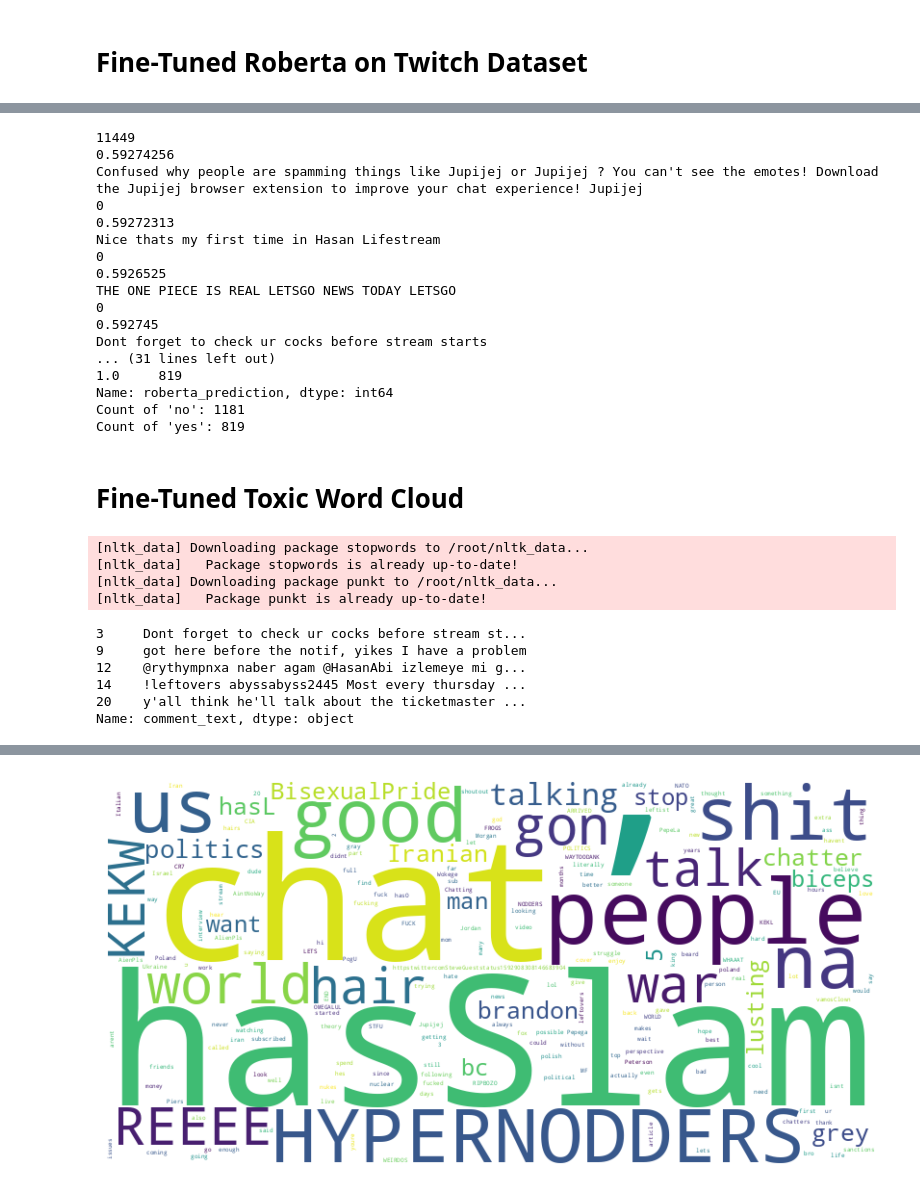
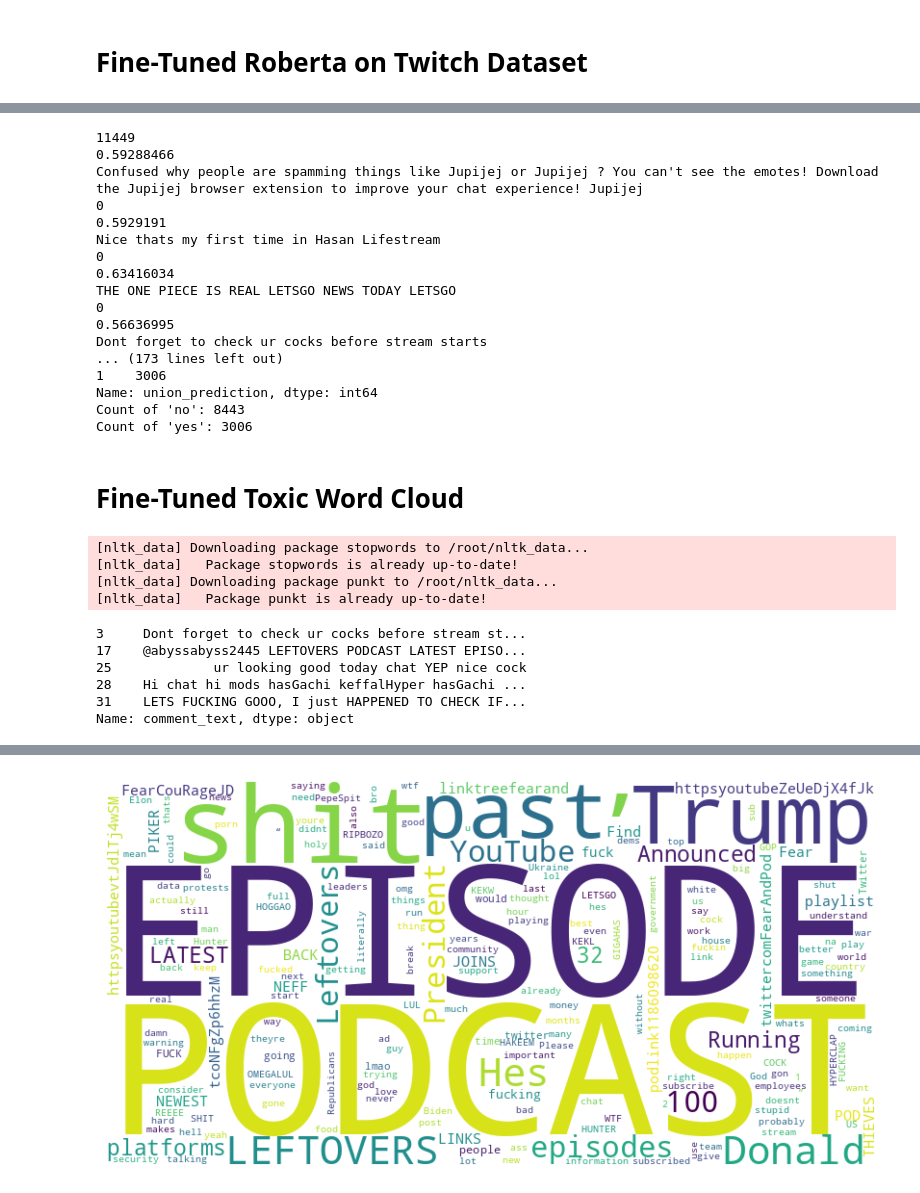
Before and after one commit to EliMartian/roberta_model_fine_tuning, a Jupyter notebook: fine_tuning_roberta.ipynb, the cells around one changed output, grey strips where cells are left out. Cells and saved outputs as stored; diff of their text form; code cells hidden in the pictures.

Commit message:
fine_tuned roberta on union between old roberta nlp and llama predictions

```diff
--- a/fine_tuning_roberta.ipynb
+++ b/fine_tuning_roberta.ipynb
@@ -828,6 +644,7 @@ import numpy as np
 from transformers import RobertaTokenizer, AutoModelForSequenceClassification
 import torch
 import random
+from better_profanity import profanity
 
 # Set a fixed state for randomness
 random.seed(42)
@@ -850,19 +667,23 @@ model.eval()
 def convert_label(prediction):
     return 'no' if prediction[0]['label'] == 'LABEL_0' else 'yes'
 
+def contains_profanity(text):
+    return profanity_check.predict([text])[0]
+
 global count
 global sub_mention
+# global profanity
 sub_mention = False
+profanity_in = False
 count = 0
 
 def predict_label(row):
     global count
     global sub_mention
+    # global profanity
     text_to_predict = row['comment_text']
-    if ("Tier 1") in text_to_predict:
-      sub_mention = True
-    else:
-      sub_mention = False
+    sub_mention = any(keyword in text_to_predict for keyword in ["Tier 1", "subscribed with Prime", "subbed using Prime"])
+    profanity_in = profanity.contains_profanity(text_to_predict)
     # if(count <100):
     #   print(text_to_predict)
     encoding = tokenizer(text_to_predict, return_tensors='pt', padding=True, truncation=True)
@@ -875,11 +696,11 @@ def predict_label(row):
     # if(count <100):
     #   print(probabilities)
     # Convert probabilities to binary labels
-    binary_label = 1 if (np.abs(probabilities[0] > 0.592745) and not sub_mention) else 0
+    binary_label = 1 if profanity_in or (np.abs(probabilities[0]) < 0.567 and not sub_mention) else 0
     count = count + 1
-    # if (count % 100 == 0):
-    #   print(count)
-    if(count < 10):
+    if (count % 500 == 0):
+      print(count)
+    if(count < 50):
       print(np.abs(probabilities[0]))
       print(text_to_predict)
       print(binary_label)
@@ -889,17 +710,17 @@ def predict_label(row):
     return binary_label
 
 # Load the Twitch dataset
-twitch_df = pd.read_csv('twitch_toxicity.csv')
+twitch_df = pd.read_csv('/usr/twitch_toxicity.csv')
 print(len(twitch_df))
 
 # Apply the prediction function to each row in the DataFrame
-twitch_df['roberta_prediction'] = twitch_df.head(2000).apply(predict_label, axis=1)
+twitch_df['union_prediction'] = twitch_df.apply(predict_label, axis=1)
 
 # Display the DataFrame with predictions
-print(twitch_df[['comment_text', 'roberta_prediction']])
+print(twitch_df[['comment_text', 'union_prediction']])
 
 # Assuming 'LABEL_0' corresponds to 'no'
-prediction_counts = twitch_df.head(2000)['roberta_prediction'].value_counts()
+prediction_counts = twitch_df['union_prediction'].value_counts()
 print(prediction_counts)
 
 # Print the counts
@@ -907,22 +728,22 @@ print("Count of 'no':", prediction_counts[0.0])
 print("Count of 'yes':", prediction_counts[1.0])  # Adjust the label if needed
 # %% [output]
 11449
-0.59274256
+0.59288466
 Confused why people are spamming things like Jupijej or Jupijej ? You can't see the emotes! Download the Jupijej browser extension to improve your chat experience! Jupijej
 0
-0.59272313
+0.5929191
 Nice thats my first time in Hasan Lifestream
 0
-0.5926525
+0.63416034
 THE ONE PIECE IS REAL LETSGO NEWS TODAY LETSGO
 0
-0.592745
+0.56636995
 Dont forget to check ur cocks before stream starts
-... (31 lines left out)
-1.0     819
-Name: roberta_prediction, dtype: int64
-Count of 'no': 1181
-Count of 'yes': 819
+... (173 lines left out)
+1    3006
+Name: union_prediction, dtype: int64
+Count of 'no': 8443
+Count of 'yes': 3006
 # %% [markdown]
 # Fine-Tuned Toxic Word Cloud
 # %%
@@ -938,8 +759,19 @@ nltk.download('stopwords')
 nltk.download('punkt')
 
 # Filter toxic comments
-toxic_comments = twitch_df[twitch_df['roberta_prediction'] == 1]['comment_text']
+toxic_comments = twitch_df[twitch_df['union_prediction'] == 1]['comment_text']
 print(toxic_comments.head(5))
+
+batch_size = 1000  # Set the batch size
+num_rows = len(twitch_df)
+with open('union_output.txt', 'w') as f:
+    for start in range(0, num_rows, batch_size):
+        end = min(start + batch_size, num_rows)
+        for index, row in twitch_df.iloc[start:end].iterrows():
+            f.write(str(row['union_prediction']) + '\n')
+
+from google.colab import files
+files.download('union_output.txt')
 
 # Initialize NLTK stop words
 stop_words = set(stopwords.words('english'))
@@ -982,8 +814,8 @@ plt.show()
 [nltk_data] Downloading package punkt to /root/nltk_data...
 [nltk_data]   Package punkt is already up-to-date!
 3     Dont forget to check ur cocks before stream st...
-9     got here before the notif, yikes I have a problem
-12    @rythympnxa naber agam @HasanAbi izlemeye mi g...
-14    !leftovers abyssabyss2445 Most every thursday ...
-20    y'all think he'll talk about the ticketmaster ...
+17    @abyssabyss2445 LEFTOVERS PODCAST LATEST EPISO...
+25             ur looking good today chat YEP nice cock
+28    Hi chat hi mods hasGachi keffalHyper hasGachi ...
+31    LETS FUCKING GOOO, I just HAPPENED TO CHECK IF...
 Name: comment_text, dtype: object
@@ -990 +824 @@ Name: comment_text, dtype: object
-[figure, old version]
+[figure, new version]
```
Also changed, not shown: parts of 19 cells of this notebook, 1 other file.
